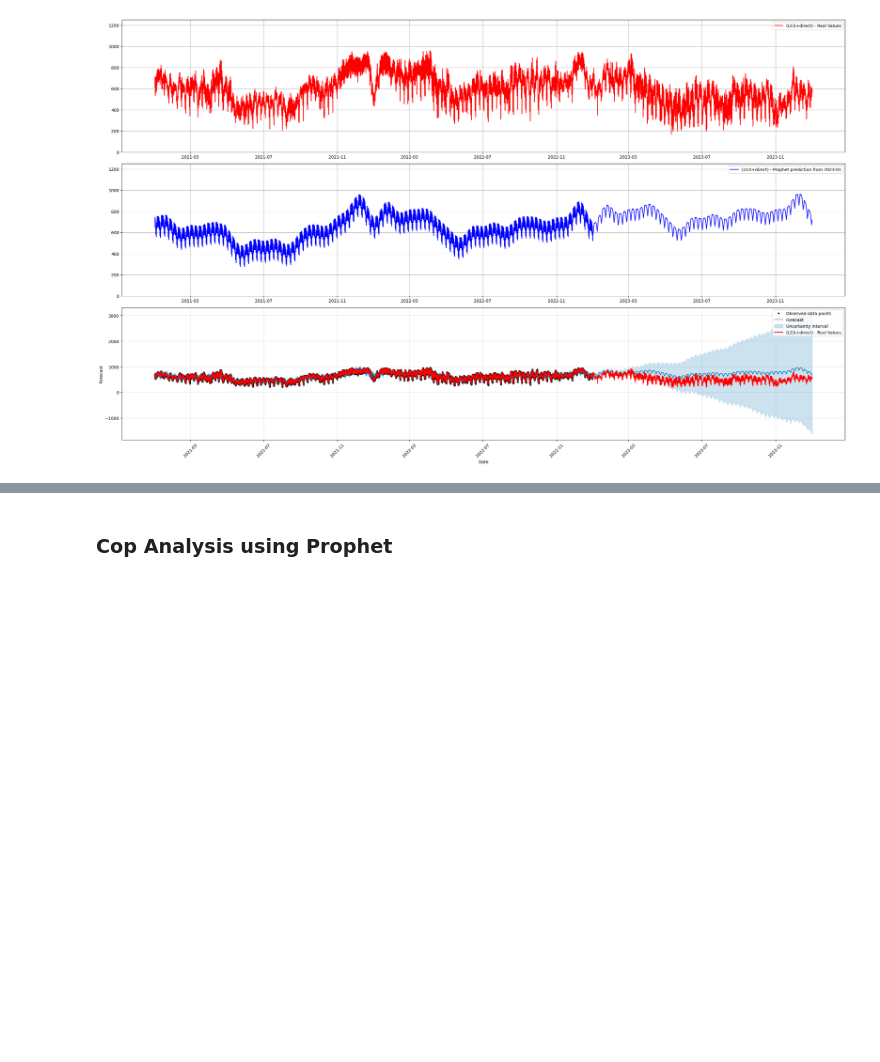
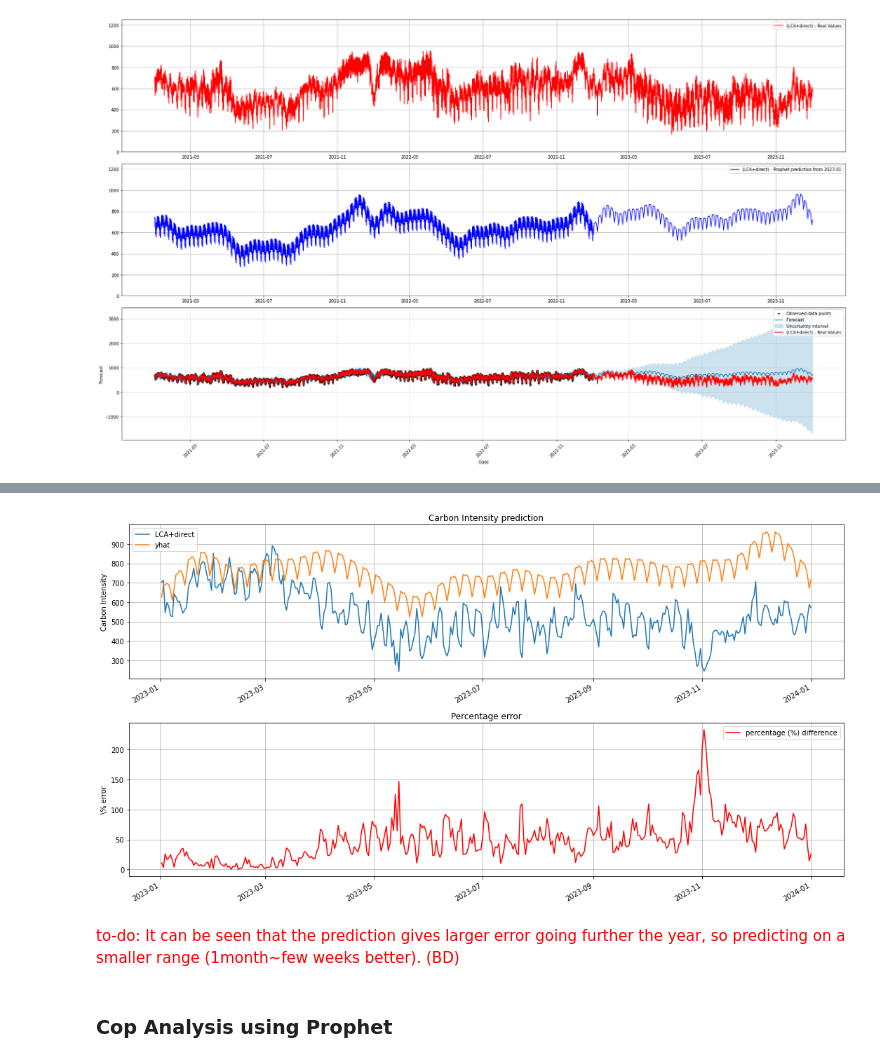
Before and after one commit to LSquarzoni/GreenTeam, a Jupyter notebook: Prophet_sandbox.ipynb, the cells around one changed output, grey strips where cells are left out. Drawn from its saved outputs; the diff is of its cells as text; code cells hidden in the pictures; blank space fills up the shorter version.

Commit message:
Prophet_sandbox: percentage difference of prediction of CI

```diff
--- a/Prophet_sandbox.ipynb
+++ b/Prophet_sandbox.ipynb
@@ -282,0 +272,12 @@ plt.show()  # Display the figure
+# %%
+real_val = dataset_CI.reset_index()
+real_val = real_val[(real_val['timestamp'] > '2023-01')].reset_index()
+real_val = real_val[(real_val['timestamp'].dt.hour == 23)]
+real_val = real_val.reset_index()
+
+pred_val = forecast[(forecast['ds'] > '2023-01')]
+pred_val = pred_val['yhat'].reset_index()
+
+dataset_zoom = pd.concat([real_val, pred_val], axis = 1)
+dataset_zoom.drop(columns=['level_0', 'index'], inplace = True)
+dataset_zoom
@@ -282,0 +298,4 @@ plt.show()  # Display the figure
+# %%
+dataset_zoom['percerror'] = (abs(dataset_zoom['yhat']-dataset_zoom['LCA+direct'])/dataset_zoom['LCA+direct'])*100
+dataset_zoom = dataset_zoom.set_index('timestamp')
+dataset_zoom
@@ -283,3 +317,29 @@ plt.show()  # Display the figure
+# %%
+fig, (ax1, ax2) = plt.subplots(2, 1, figsize=(15, 8))
+
+# Plot line1 and line2 on the first subplot
+dataset_zoom[['LCA+direct', 'yhat']].plot(ax=ax1)
+ax1.set_title('Carbon Intensity prediction')  # Set title for the first subplot
+ax1.set_xlabel('')  # Set x-axis label for the first subplot
+ax1.set_ylabel('Carbon Intensity')  # Set y-axis label for the first subplot
+ax1.grid(True)  # Turn on grid for the first subplot
+
+# Plot line3 on the second subplot
+dataset_zoom['percerror'].plot(ax=ax2, color = 'red', label = 'percentage (%) difference')
+ax2.set_title('Percentage error')  # Set title for the second subplot
+ax2.set_xlabel('')  # Set x-axis label for the second subplot
+ax2.set_ylabel('\% error')  # Set y-axis label for the second subplot
+ax2.grid(True)  # Turn on grid for the second subplot
+ax2.legend()
+# Adjust layout
+plt.tight_layout()
+
+# Show the plots
+plt.show()
+# %% [output]
+[figure, added]
+# %% [markdown]
+<font color='red'>to-do:</color> It can be seen that the prediction gives larger error going further the year, so predicting on a smaller range (1month~few weeks better). (BD)
 # %% [markdown]
 ### Cop Analysis using Prophet
 # %%
```
Also changed, not shown: parts of 9 cells of this notebook.
